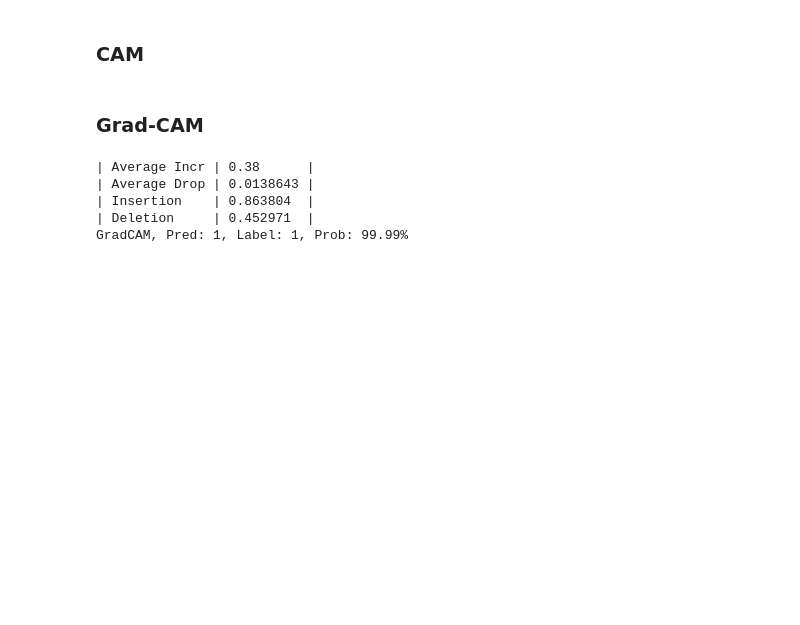
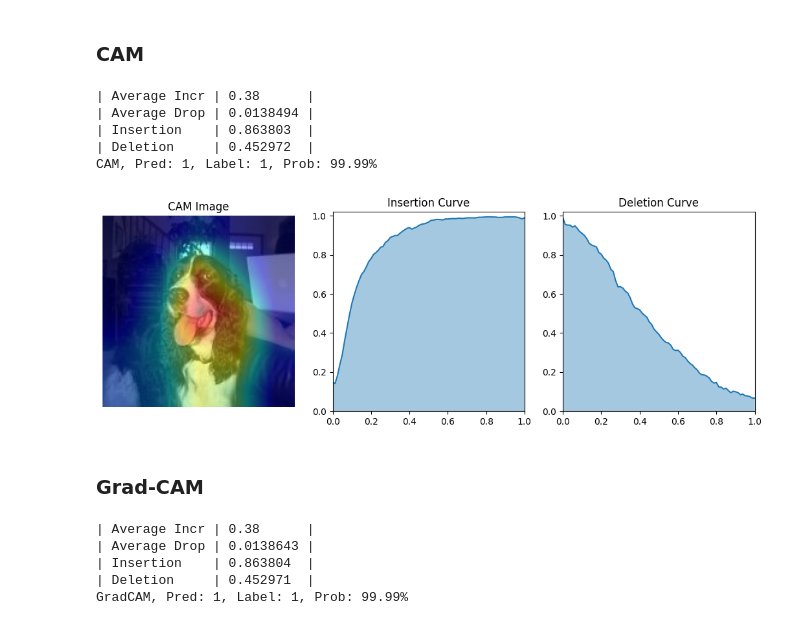
Before and after one commit to ZhaoHongjue/CAM-AdvAttack, a Jupyter notebook: cam_test.ipynb, the cells around one changed output. Saved outputs shown, nothing was run; the diff lists cells and outputs as text; code cells hidden in the pictures; blank space fills up the shorter version.

```diff
--- a/cam_test.ipynb
+++ b/cam_test.ipynb
@@ -72,22 +72,31 @@ if not os.path.exists(cam_np_pth):
 # %% [markdown]
 ### CAM
 # %%
-if model_mode == 'resnet18':
-    mycam = cam.CAM(trainer.model, dataset, target_layer, 'fc', cuda = cuda)
+if model_mode == 'resnet18' or model_mode == 'densenet121':
+    if model_mode == 'resnet18': fc_layer = 'fc'
+    else: fc_layer = 'classifier'
+    mycam = cam.CAM(trainer.model, dataset, target_layer, fc_layer, cuda = cuda)
     cam_name = mycam.__class__.__name__
     cam_imgs, preds, probs, metrics_cam = mycam(imgs, metric = True)
     metrics[mycam.__class__.__name__] = {
         'Average Incr': metrics_cam['Average Incr'], 'Average Drop': metrics_cam['Average Drop'],
         'Insertion':  metrics_cam['Insertion'], 'Deletion': metrics_cam['Deletion'],
     }
     np.save(cam_np_pth + f'{cam_name}-{dataset}-{model_mode}-seed{seed}.npy', cam_imgs)
     print(tabulate(
         list(metrics[mycam.__class__.__name__].items()), tablefmt ='orgtbl'
     ))
 
     idx = 8
     print(f'{cam_name}, Pred: {preds[idx]}, Label: {labels[idx]}, Prob: {probs[idx]*100:4.2f}%')
     plot_test_pic(cam_imgs[idx], metrics_cam['inse_score'], metrics_cam['dele_score'])
+# %% [output]
+| Average Incr | 0.38      |
+| Average Drop | 0.0138494 |
+| Insertion    | 0.863803  |
+| Deletion     | 0.452972  |
+CAM, Pred: 1, Label: 1, Prob: 99.99%
+[figure, added]
 # %% [markdown]
 ### Grad-CAM
 # %%
```
Also changed, not shown: parts of 1 cell of this notebook, 1 other file.
